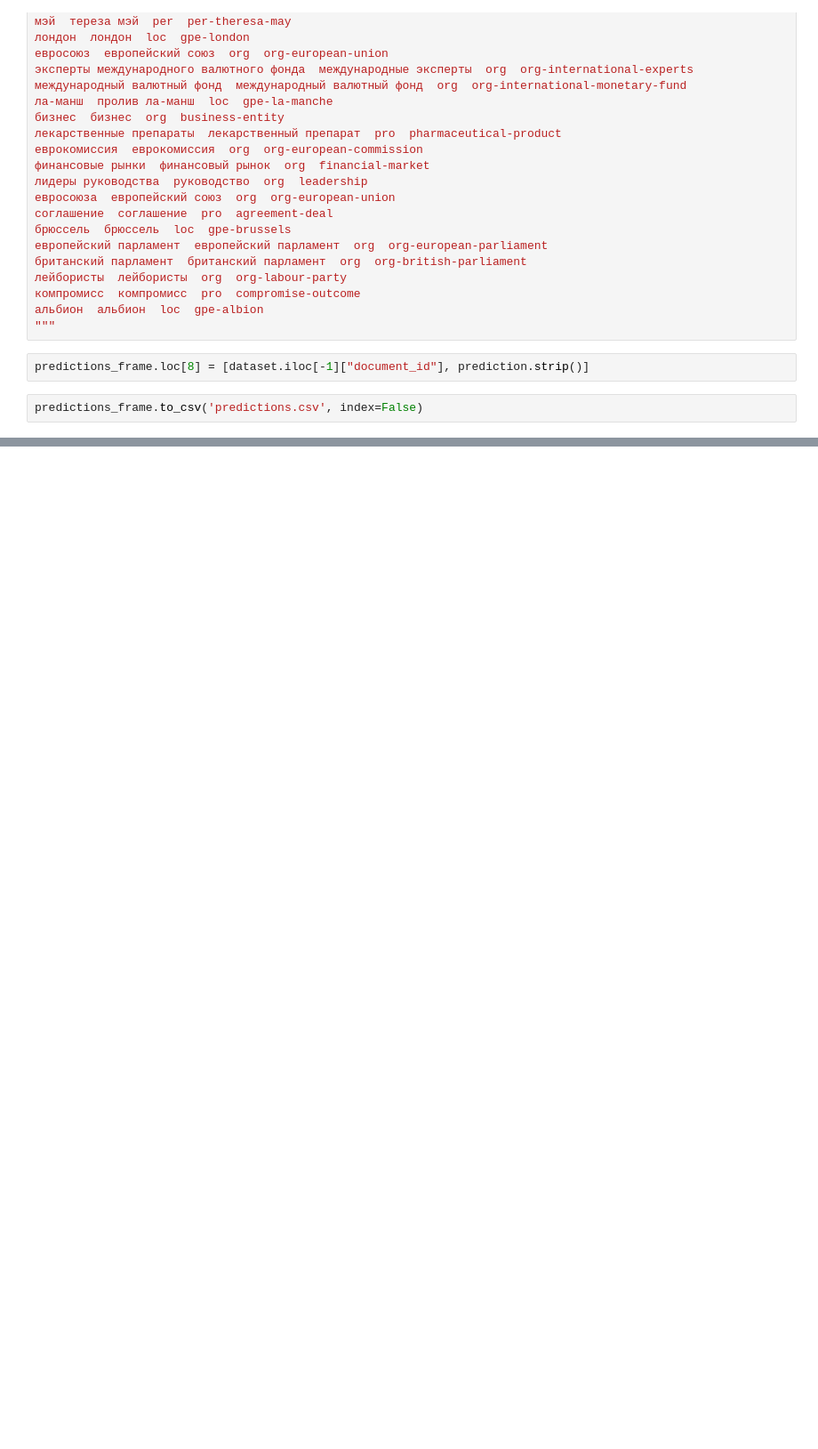
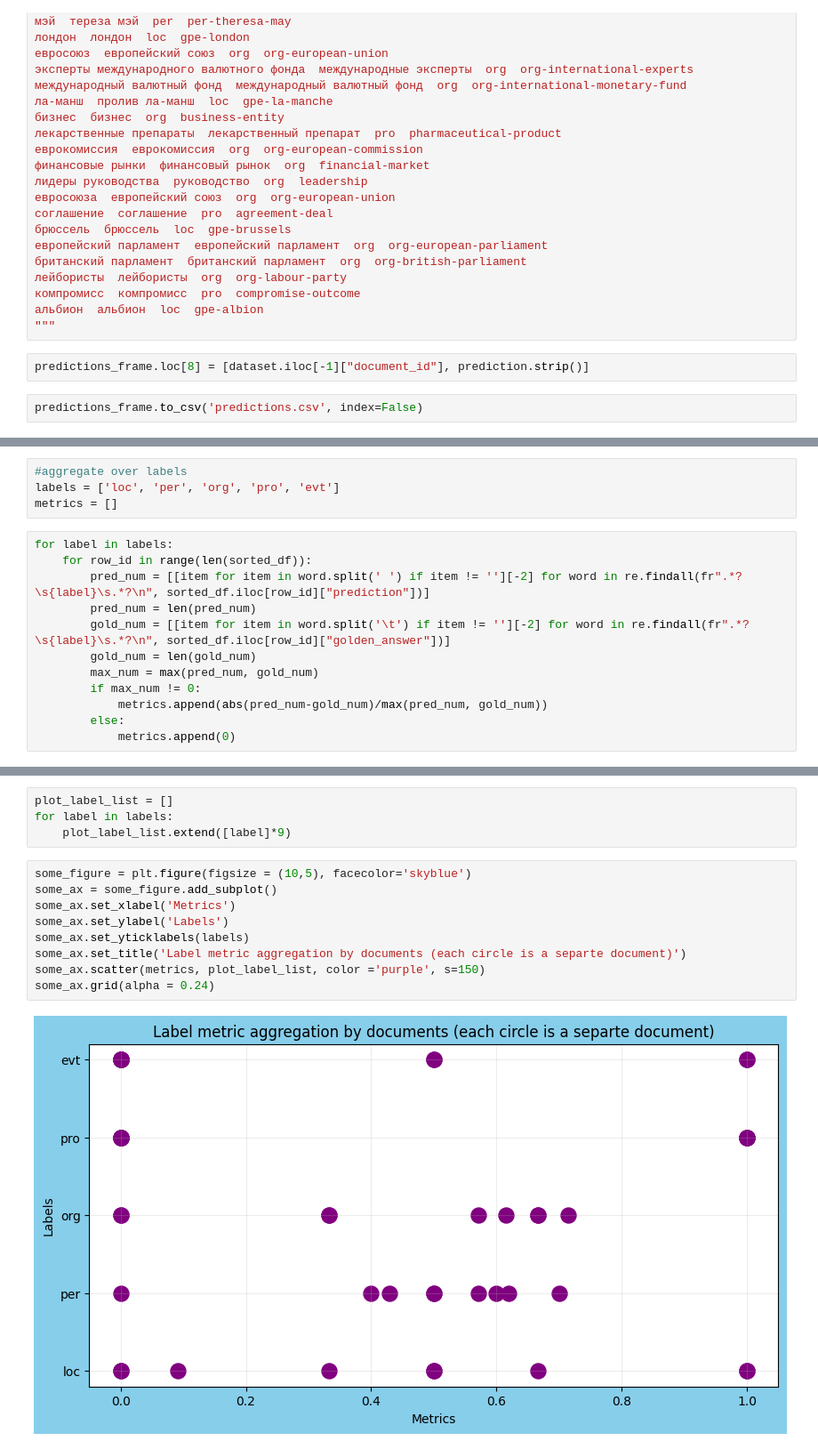
Before and after one commit to LuchianPeledutse/sber_assignment, a Jupyter notebook: Solution.ipynb, the cells around one changed output, grey strips where cells are left out. Shown: that part at 89% size. Drawn from its saved outputs; the diff is of its cells as text; blank space fills up the shorter version.

```diff
--- a/Solution.ipynb
+++ b/Solution.ipynb
@@ -361,0 +492,16 @@ predictions_frame.to_csv('predictions.csv', index=False)
+# %%
+#aggregate over labels
+labels = ['loc', 'per', 'org', 'pro', 'evt']
+metrics = []
+# %%
+for label in labels:
+    for row_id in range(len(sorted_df)):
+        pred_num = [[item for item in word.split(' ') if item != ''][-2] for word in re.findall(fr".*?\s{label}\s.*?\n", sorted_df.iloc[row_id]["prediction"])]
+        pred_num = len(pred_num)
+        gold_num = [[item for item in word.split('\t') if item != ''][-2] for word in re.findall(fr".*?\s{label}\s.*?\n", sorted_df.iloc[row_id]["golden_answer"])]
+        gold_num = len(gold_num)
+        max_num = max(pred_num, gold_num)
+        if max_num != 0:
+            metrics.append(abs(pred_num-gold_num)/max(pred_num, gold_num))
+        else:
+            metrics.append(0)
@@ -361,0 +521,15 @@ predictions_frame.to_csv('predictions.csv', index=False)
+# %%
+plot_label_list = []
+for label in labels:
+    plot_label_list.extend([label]*9)
+# %%
+some_figure = plt.figure(figsize = (10,5), facecolor='skyblue')
+some_ax = some_figure.add_subplot()
+some_ax.set_xlabel('Metrics')
+some_ax.set_ylabel('Labels')
+some_ax.set_yticklabels(labels)
+some_ax.set_title('Label metric aggregation by documents (each circle is a separte document)')
+some_ax.scatter(metrics, plot_label_list, color ='purple', s=150)
+some_ax.grid(alpha = 0.24)
+# %% [output]
+[figure, added]
```
Also changed, not shown: parts of 19 cells of this notebook.
